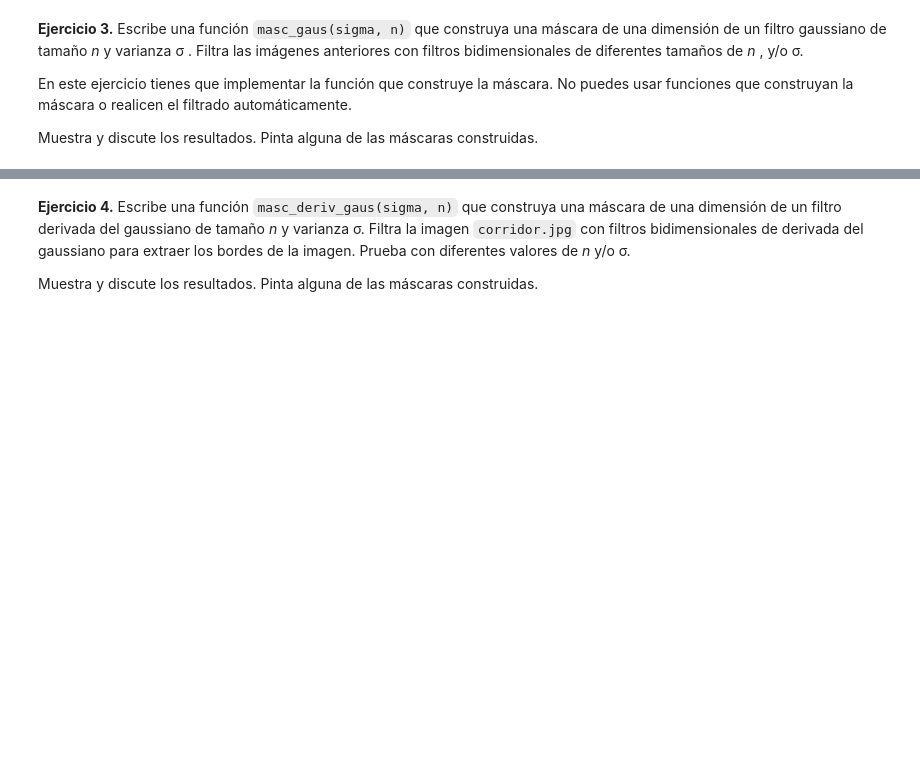
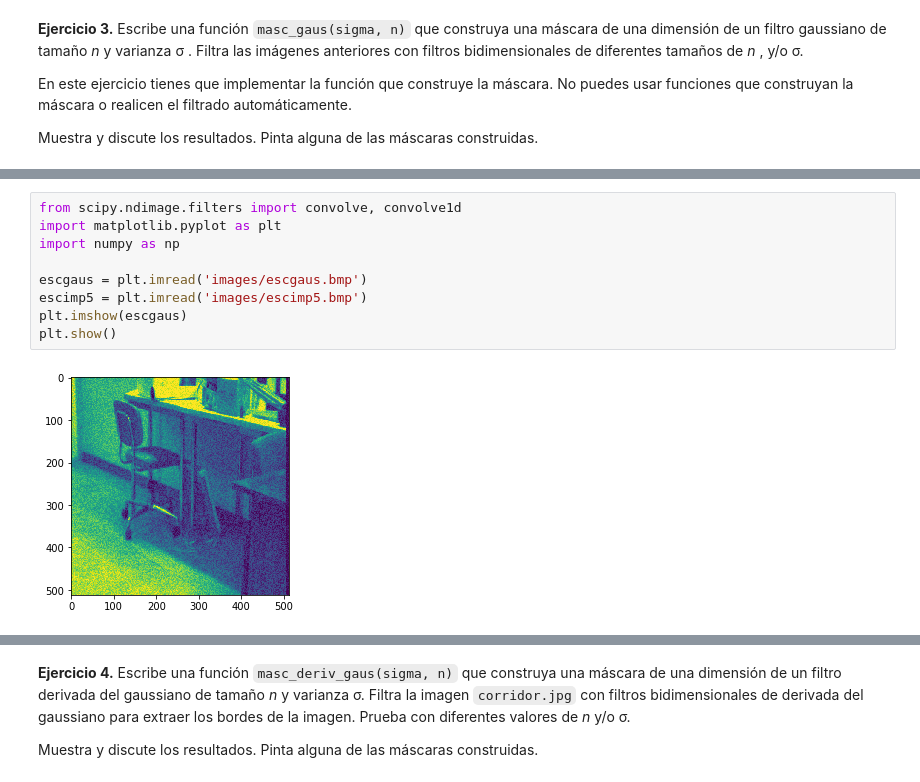
Before and after one commit to ignaciocasso/cv, a Jupyter notebook: pr1/PracticaPI2018-Diego.ipynb, the cells around one changed output, grey strips where cells are left out. Saved outputs shown, nothing was run; the diff lists cells and outputs as text; blank space fills up the shorter version.

```diff
--- a/pr1/PracticaPI2018-Diego.ipynb
+++ b/pr1/PracticaPI2018-Diego.ipynb
@@ -172,0 +220,11 @@ Muestra y discute los resultados. Pinta alguna de las máscaras construidas.
+# %%
+from scipy.ndimage.filters import convolve, convolve1d
+import matplotlib.pyplot as plt
+import numpy as np
+
+escgaus = plt.imread('images/escgaus.bmp')
+escimp5 = plt.imread('images/escimp5.bmp')
+plt.imshow(escgaus)
+plt.show()
+# %% [output]
+[figure, added]
```
Also changed, not shown: parts of 35 cells of this notebook.
